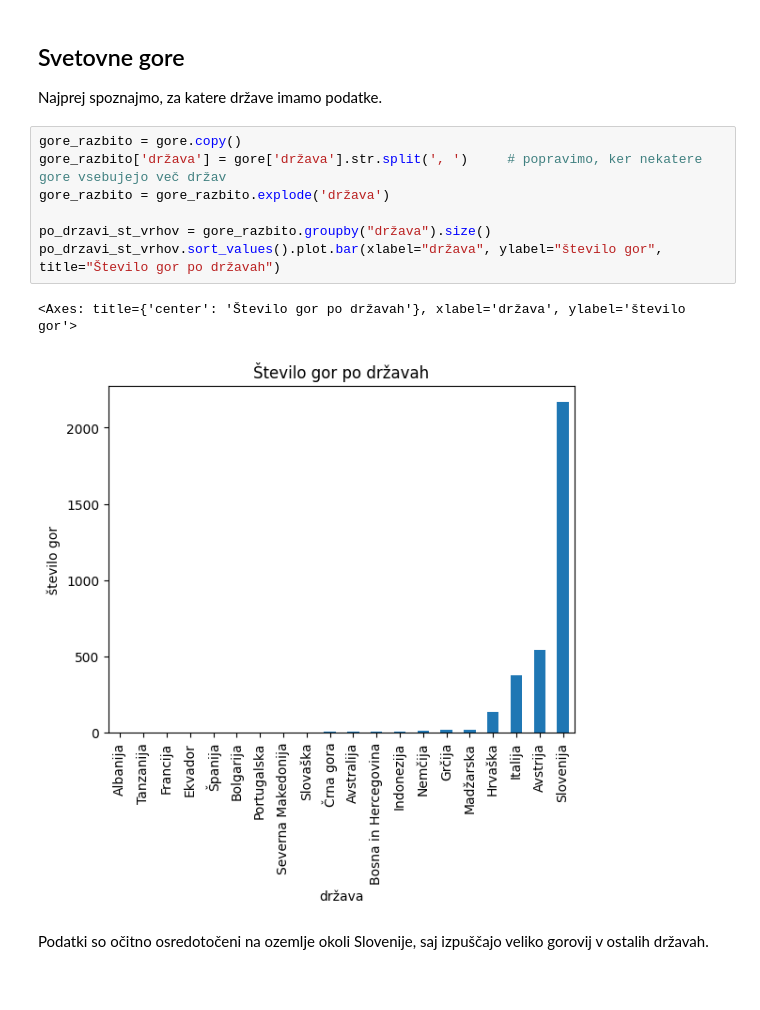
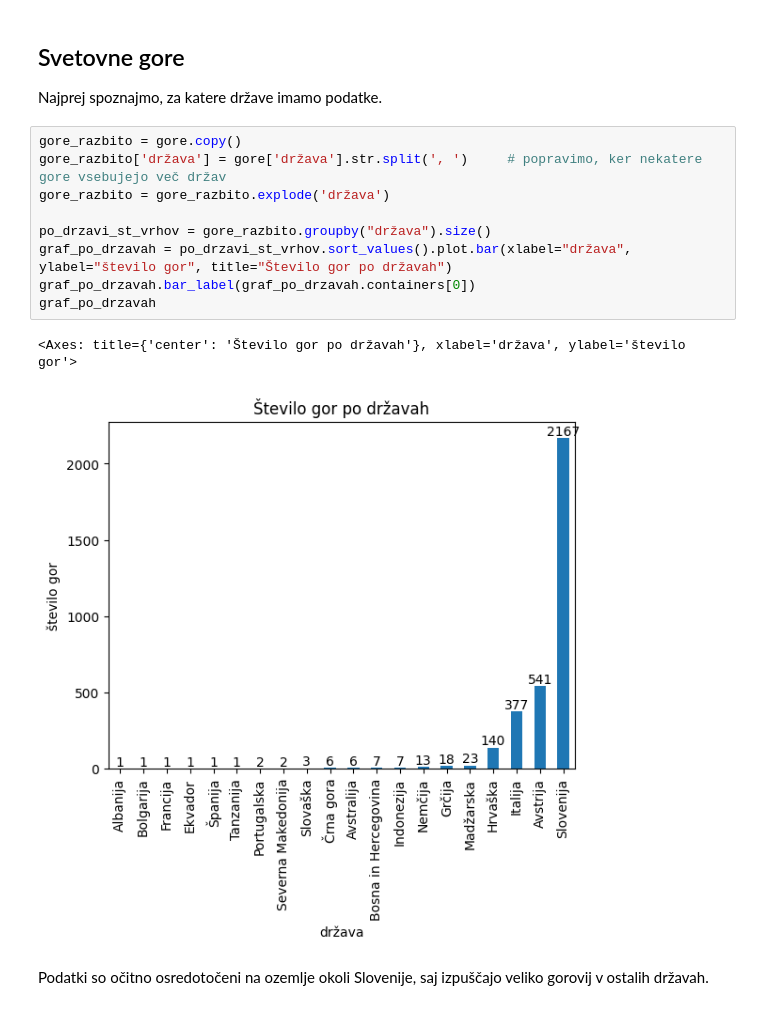
Before and after one commit to tilenzabkar/uvp-projektna-naloga, a Jupyter notebook: analiza.ipynb, the cells around one changed output. Cells and saved outputs as stored; diff of their text form.

```diff
--- a/analiza.ipynb
+++ b/analiza.ipynb
@@ -122,13 +126,15 @@ Najprej spoznajmo, za katere države imamo podatke.
 # %%
 gore_razbito = gore.copy()
 gore_razbito['država'] = gore['država'].str.split(', ')     # popravimo, ker nekatere gore vsebujejo več držav
 gore_razbito = gore_razbito.explode('država')
 
 po_drzavi_st_vrhov = gore_razbito.groupby("država").size()
-po_drzavi_st_vrhov.sort_values().plot.bar(xlabel="država", ylabel="število gor", title="Število gor po državah")
+graf_po_drzavah = po_drzavi_st_vrhov.sort_values().plot.bar(xlabel="država", ylabel="število gor", title="Število gor po državah")
+graf_po_drzavah.bar_label(graf_po_drzavah.containers[0])
+graf_po_drzavah
 # %% [output]
 <Axes: title={'center': 'Število gor po državah'}, xlabel='država', ylabel='število gor'>
-[figure, old version]
+[figure, new version]
 # %% [markdown]
 Podatki so očitno osredotočeni na ozemlje okoli Slovenije, saj izpuščajo veliko gorovij v ostalih državah.
 # %% [markdown]
```
Also changed, not shown: parts of 17 cells of this notebook, 1 other file.
